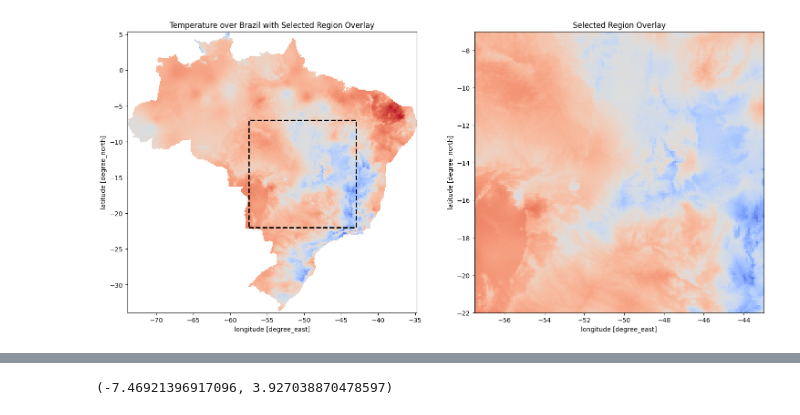
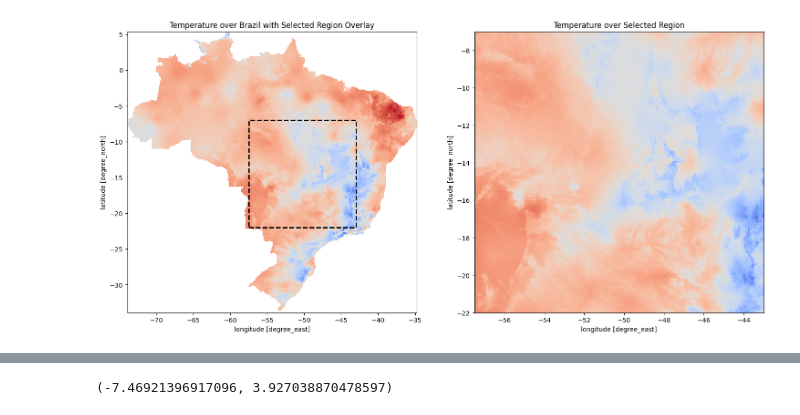
Before and after one commit to Green-AI-Lab-GAIA/climate-clustering, a Jupyter notebook: notebooks/mato_grosso.ipynb, the cells around one changed output, grey strips where cells are left out. Drawn from its saved outputs; the diff is of its cells as text; code cells hidden in the pictures.

```diff
--- a/notebooks/mato_grosso.ipynb
+++ b/notebooks/mato_grosso.ipynb
@@ -8,27 +5,29 @@ cur_df = xr.open_dataset(file_path, engine="netcdf4")
 # %%
+file_path = f"../data/raw/Tmax_20010101_20240320_BR-DWGD_UFES_UTEXAS_v_3.2.3.nc"
+cur_df = xr.open_dataset(file_path, engine="netcdf4")
 
 lat_min, lat_max = -22.0, -7.0
 lon_min, lon_max = -57.5, -43.0
 cropped = cur_df.sel(latitude=slice(lat_min, lat_max), longitude=slice(lon_min, lon_max))
 
 # Plotting
 fig, axs = plt.subplots(1, 2, figsize=(18, 8))
 
 # Background: Full Brazil
 cur_df.Tmax.isel(time=0).plot(ax=axs[0], cmap='coolwarm', add_colorbar=False)
 cropped.Tmax.isel(time=0).plot(ax=axs[1], cmap='coolwarm', add_colorbar=False,vmin=cur_df.Tmax.isel(time=0).min(), vmax=cur_df.Tmax.isel(time=0).max())
 
 # Overlay: São Paulo (as contour or colormap)
 
 # Optional: Draw bounding box
 axs[0].plot([lon_min, lon_max, lon_max, lon_min, lon_min],
         [lat_min, lat_min, lat_max, lat_max, lat_min],
         color='black', linewidth=2, linestyle='--', label='Selected Region')
 
 # Final touches
 axs[0].set_title("Temperature over Brazil with Selected Region Overlay")
-axs[1].set_title("Selected Region Overlay")
+axs[1].set_title("Temperature over Selected Region")
 
 plt.show()
 # %% [output]
-[figure, old version]
+[figure, new version]
```
Also changed, not shown: parts of 7 cells of this notebook.
